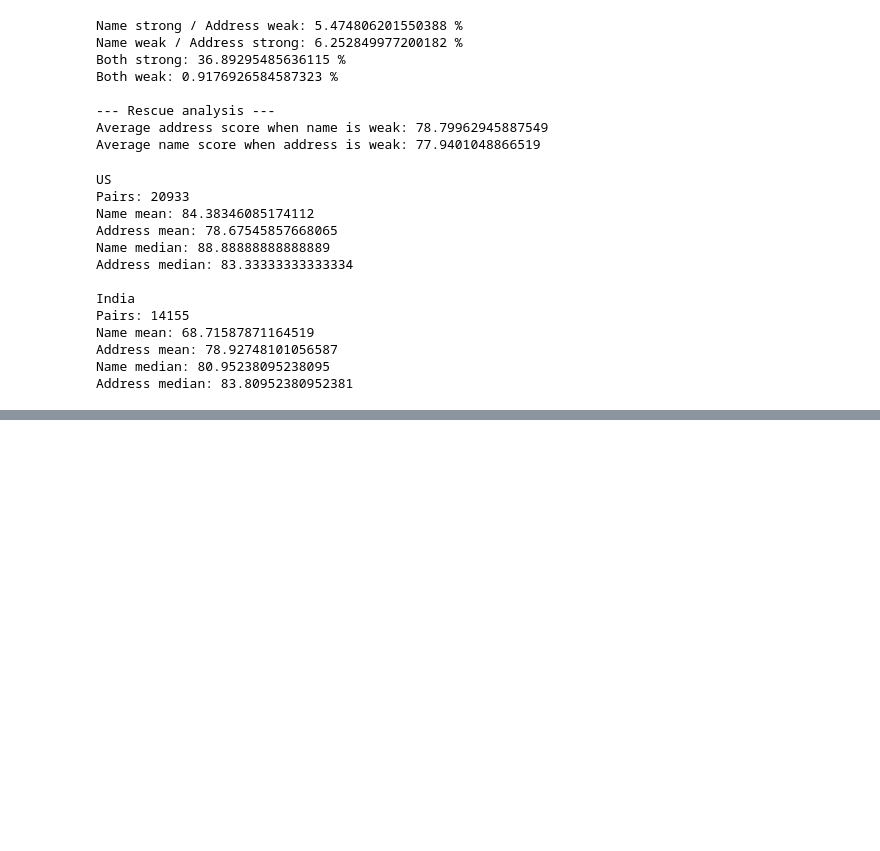
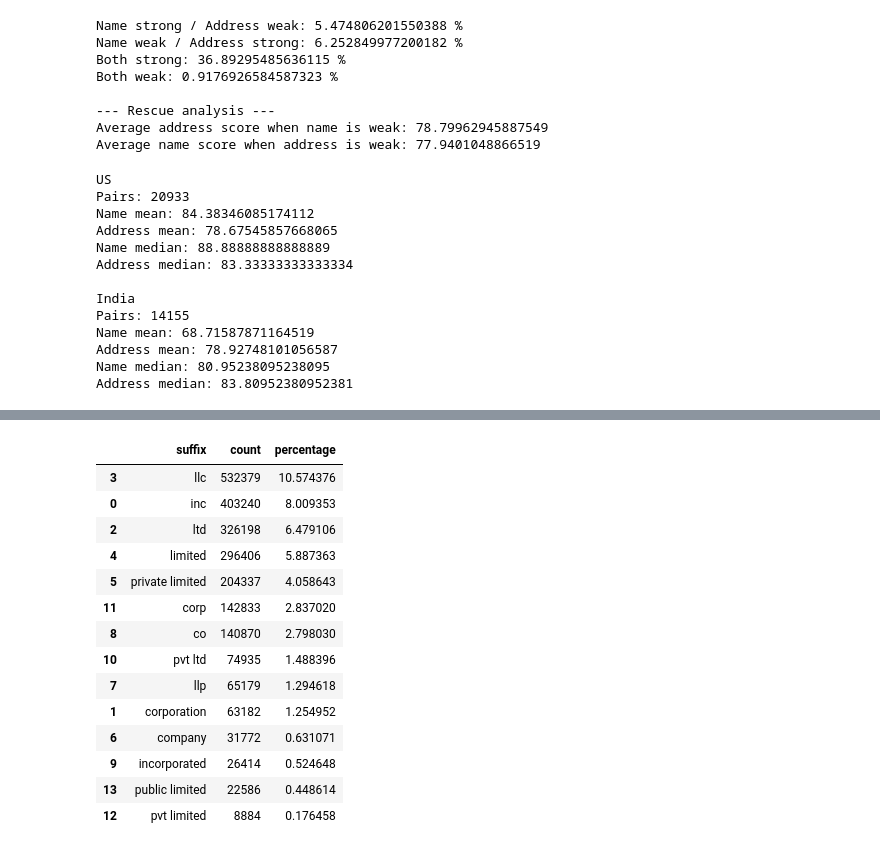
Before and after one commit to Phenominer/MLchallenge, a Jupyter notebook: notebooks/eda.ipynb, the cells around one changed output, grey strips where cells are left out. Saved outputs shown, nothing was run; the diff lists cells and outputs as text; code cells hidden in the pictures; blank space fills up the shorter version.

```diff
--- a/notebooks/eda.ipynb
+++ b/notebooks/eda.ipynb
@@ -1772,0 +2878,12 @@ Address median: 83.80952380952381
+# %%
+for country in ["US", "India"]:
+    x = negative_scored[negative_scored["country"] == country]
+
+    print(f"\n{country} — HARD NEGATIVES")
+    print(f"Pairs: {len(x):,}")
+
+    for col in ["name_score", "address_score"]:
+        print(f"\n{col}")
+        print(x[col].describe(
+            percentiles=[.10, .25, .50, .75, .90, .95, .99]
+        ).round(2))
@@ -1772,0 +3366,4 @@ Address median: 83.80952380952381
+# %%
+for name, df in [("S1", source1), ("S2", source2), ("S3", source3)]:
+    print(f"\n{name} columns:")
+    print(df.columns.tolist())
@@ -1772,0 +3688,56 @@ Address median: 83.80952380952381
+# %%
+import re
+from collections import Counter
+
+suffixes = [
+    "private limited",
+    "pvt ltd",
+    "pvt limited",
+    "public limited",
+    "llc",
+    "incorporated",
+    "inc",
+    "limited",
+    "ltd",
+    "corp",
+    "corporation",
+    "co",
+    "company",
+    "llp",
+]
+
+suffix_pattern = re.compile(
+    r"\b(" + "|".join(map(re.escape, suffixes)) + r")\b",
+    flags=re.IGNORECASE
+)
+
+
+def count_suffixes(df, source_name):
+    counts = Counter()
+
+    # Process only the required column
+    for value in df["business_name"].dropna():
+        matches = suffix_pattern.findall(str(value).lower())
+        counts.update(matches)
+
+    result = pd.DataFrame(
+        counts.items(),
+        columns=["suffix", "count"]
+    ).sort_values("count", ascending=False)
+
+    result["percentage"] = (
+        result["count"] / df["business_name"].notna().sum() * 100
+    )
+
+    print(f"\n{'='*50}")
+    print(source_name)
+    print(f"{'='*50}")
+    display(result)
+
+    return result
+
+
+s1_suffix_counts = count_suffixes(source1, "S1")
+s2_suffix_counts = count_suffixes(source2, "S2")
+s3_suffix_counts = count_suffixes(source3, "S3")
+# %% [output]
@@ -1772,0 +3764,15 @@ Address median: 83.80952380952381
+|  | suffix | count | percentage |
+| 3 | llc | 532379 | 10.574376 |
+| 0 | inc | 403240 | 8.009353 |
+| 2 | ltd | 326198 | 6.479106 |
+| 4 | limited | 296406 | 5.887363 |
+| 5 | private limited | 204337 | 4.058643 |
+| 11 | corp | 142833 | 2.837020 |
+| 8 | co | 140870 | 2.798030 |
+| 10 | pvt ltd | 74935 | 1.488396 |
+| 7 | llp | 65179 | 1.294618 |
+| 1 | corporation | 63182 | 1.254952 |
+| 6 | company | 31772 | 0.631071 |
+| 9 | incorporated | 26414 | 0.524648 |
+| 13 | public limited | 22586 | 0.448614 |
+| 12 | pvt limited | 8884 | 0.176458 |
```
Also changed, not shown: parts of 45 cells of this notebook.
